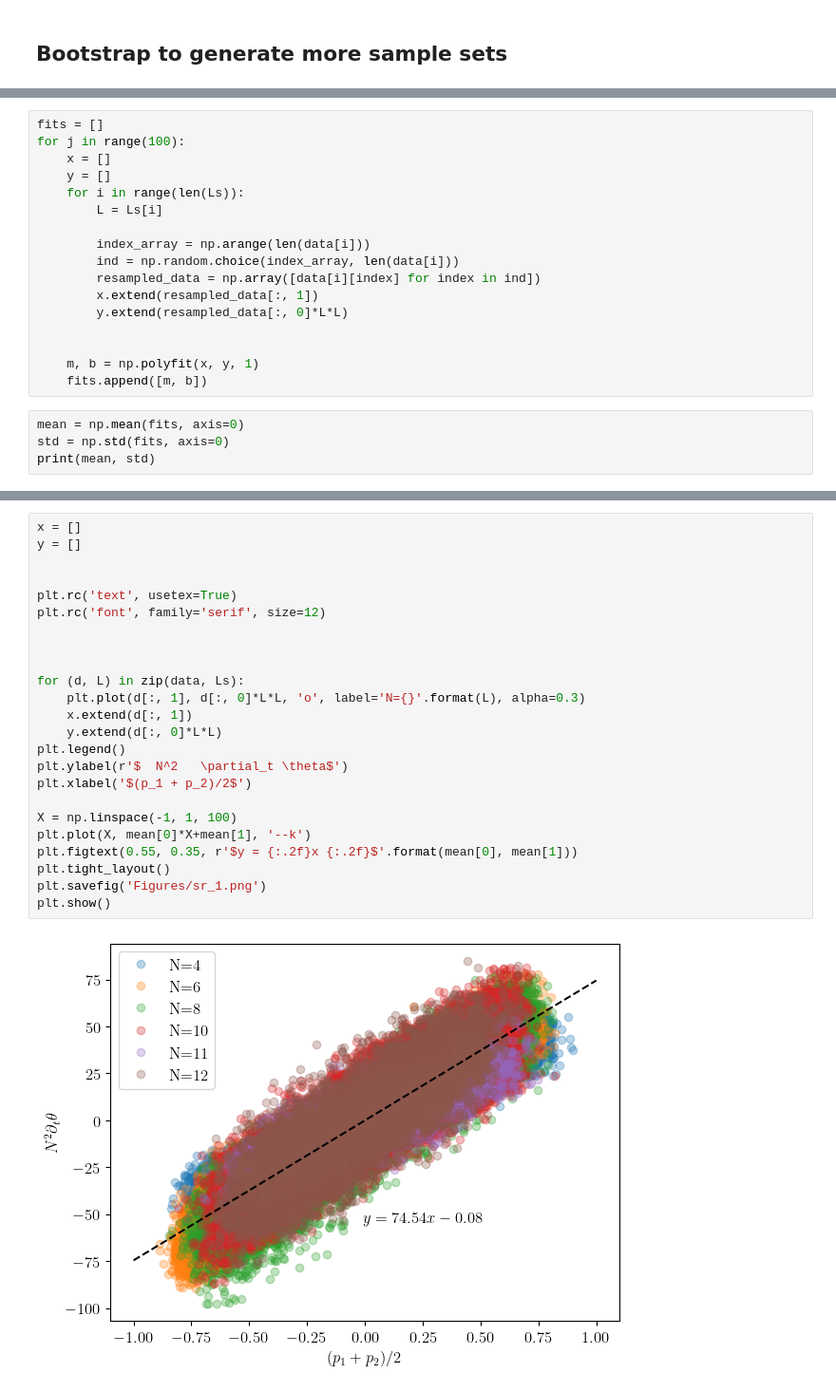
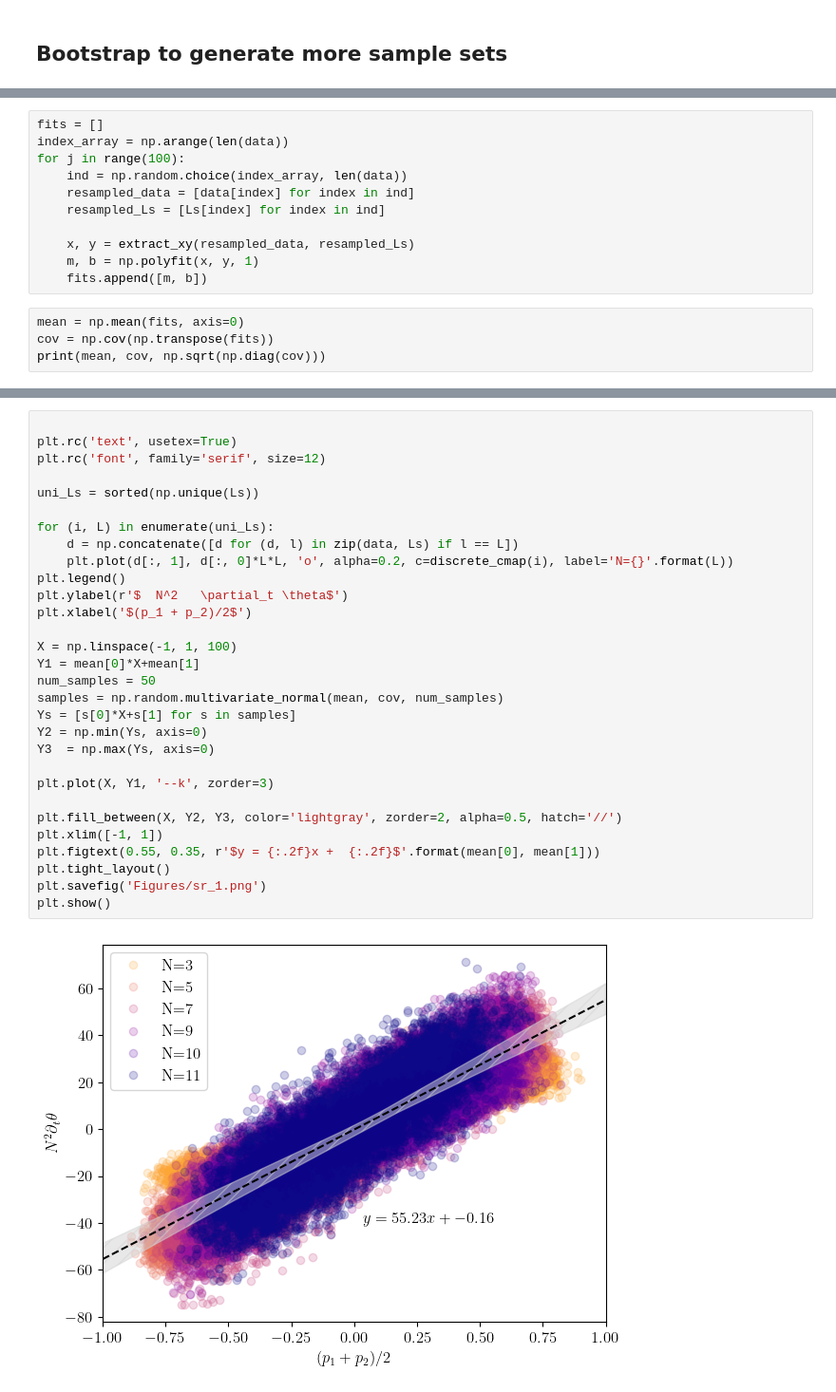
Before and after one commit to Irene-Li/ActivePoly, a Jupyter notebook: spinning_rods_bootstrap.ipynb, the cells around one changed output, grey strips where cells are left out. Shown: that part at 95% size. Saved outputs shown, nothing was run; the diff lists cells and outputs as text.

```diff
--- a/spinning_rods_bootstrap.ipynb
+++ b/spinning_rods_bootstrap.ipynb
@@ -146,22 +191,16 @@ plt.show()
 # %%
 fits = []
+index_array = np.arange(len(data))
 for j in range(100):
-    x = []
-    y = []
-    for i in range(len(Ls)):
-        L = Ls[i]
+    ind = np.random.choice(index_array, len(data))
+    resampled_data = [data[index] for index in ind]
+    resampled_Ls = [Ls[index] for index in ind]
 
-        index_array = np.arange(len(data[i]))
-        ind = np.random.choice(index_array, len(data[i]))
-        resampled_data = np.array([data[i][index] for index in ind])
-        x.extend(resampled_data[:, 1])
-        y.extend(resampled_data[:, 0]*L*L)
-
-
+    x, y = extract_xy(resampled_data, resampled_Ls)
     m, b = np.polyfit(x, y, 1)
     fits.append([m, b])
 # %%
 mean = np.mean(fits, axis=0)
-std = np.std(fits, axis=0)
-print(mean, std)
+cov = np.cov(np.transpose(fits))
+print(mean, cov, np.sqrt(np.diag(cov)))
 # %% [output]
@@ -169,26 +209,32 @@ print(mean, std)
 # %%
-x = []
-y = []
-
 
 plt.rc('text', usetex=True)
 plt.rc('font', family='serif', size=12)
 
+uni_Ls = sorted(np.unique(Ls))
 
-
-for (d, L) in zip(data, Ls):
-    plt.plot(d[:, 1], d[:, 0]*L*L, 'o', label='N={}'.format(L), alpha=0.3)
-    x.extend(d[:, 1])
-    y.extend(d[:, 0]*L*L)
+for (i, L) in enumerate(uni_Ls):
+    d = np.concatenate([d for (d, l) in zip(data, Ls) if l == L])
+    plt.plot(d[:, 1], d[:, 0]*L*L, 'o', alpha=0.2, c=discrete_cmap(i), label='N={}'.format(L))
 plt.legend()
 plt.ylabel(r'$  N^2   \partial_t \theta$')
 plt.xlabel('$(p_1 + p_2)/2$')
 
 X = np.linspace(-1, 1, 100)
-plt.plot(X, mean[0]*X+mean[1], '--k')
-plt.figtext(0.55, 0.35, r'$y = {:.2f}x {:.2f}$'.format(mean[0], mean[1]))
+Y1 = mean[0]*X+mean[1]
+num_samples = 50
+samples = np.random.multivariate_normal(mean, cov, num_samples)
+Ys = [s[0]*X+s[1] for s in samples]
+Y2 = np.min(Ys, axis=0)
+Y3  = np.max(Ys, axis=0)
+
+plt.plot(X, Y1, '--k', zorder=3)
+
+plt.fill_between(X, Y2, Y3, color='lightgray', zorder=2, alpha=0.5, hatch='//')
+plt.xlim([-1, 1])
+plt.figtext(0.55, 0.35, r'$y = {:.2f}x +  {:.2f}$'.format(mean[0], mean[1]))
 plt.tight_layout()
 plt.savefig('Figures/sr_1.png')
 plt.show()
 # %% [output]
-[figure, old version]
+[figure, new version]
```
Also changed, not shown: parts of 17 cells of this notebook, 15 other files.
